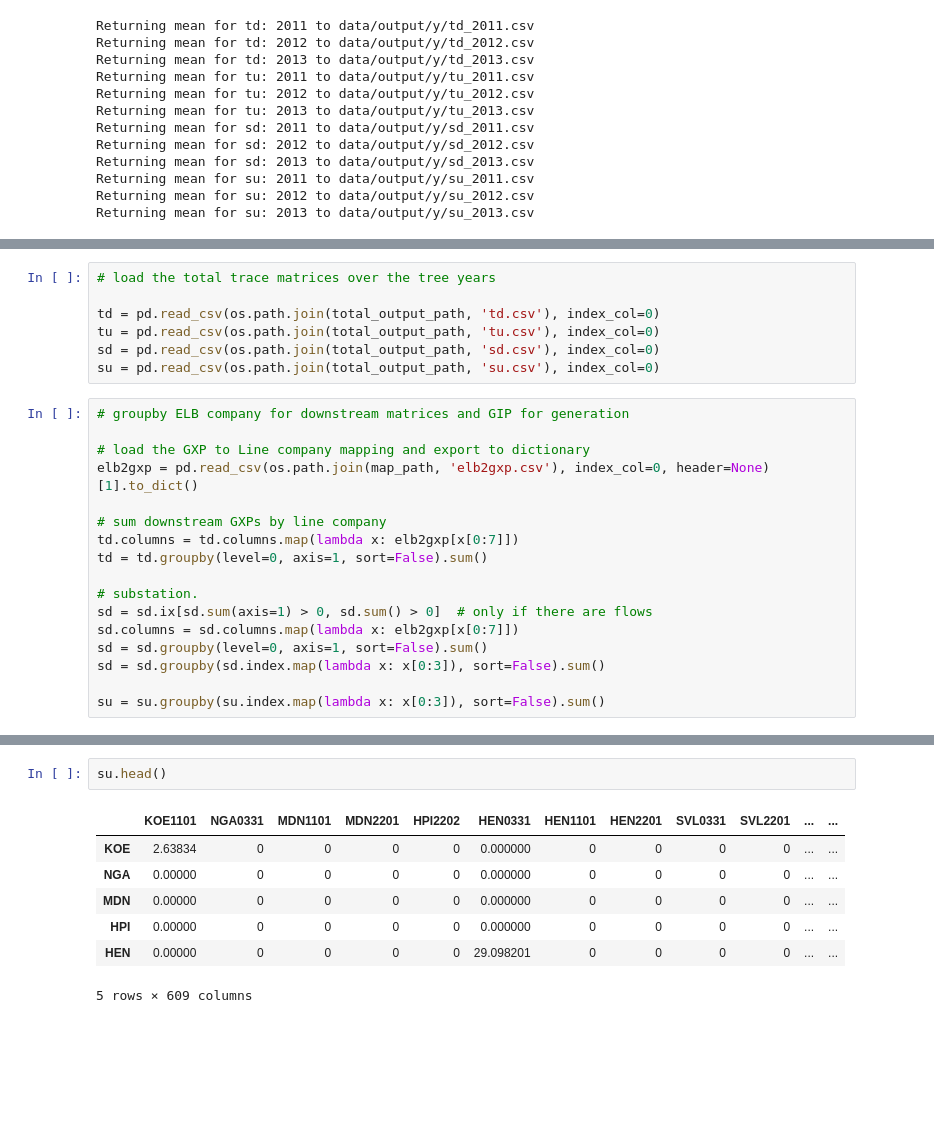
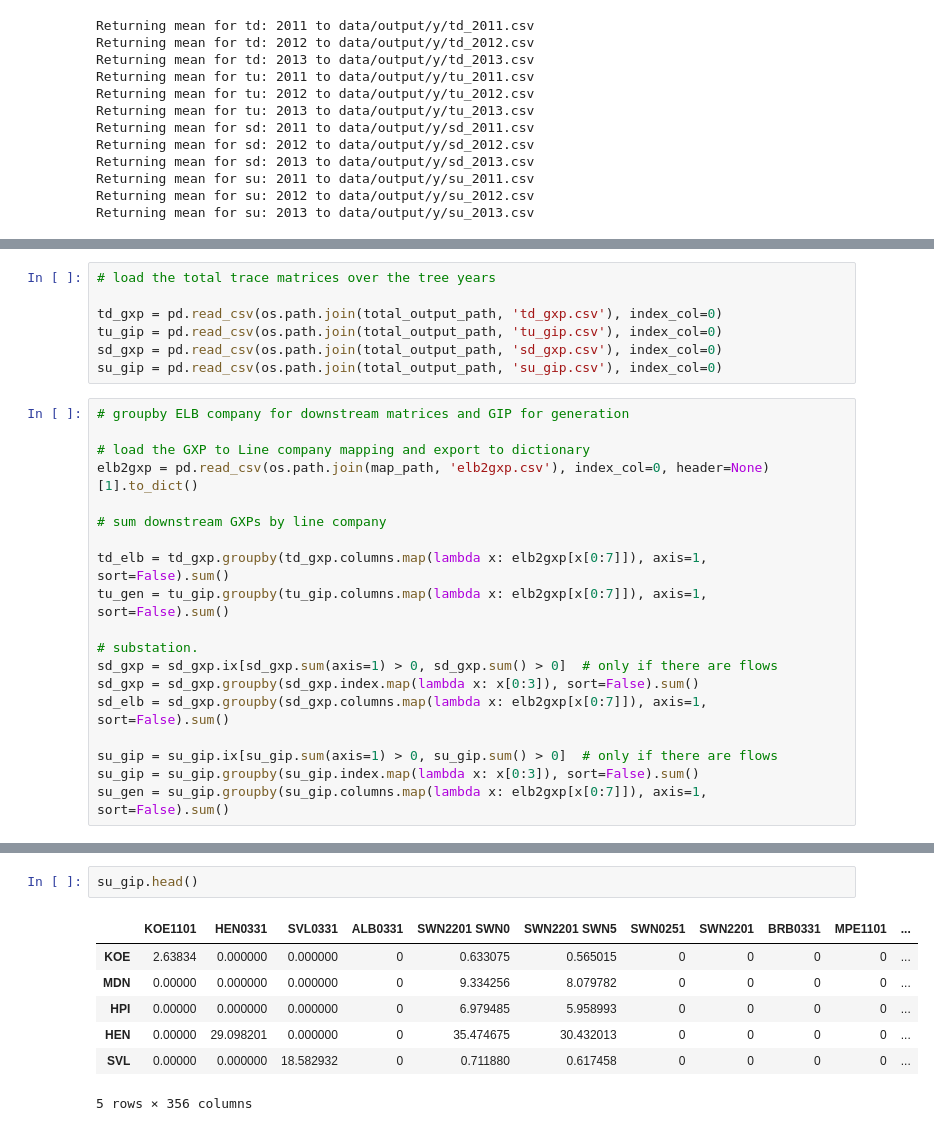
Before and after one commit to ElectricityAuthority/tracing, a Jupyter notebook: trace_post_processing_1.ipynb, the cells around one changed output, grey strips where cells are left out. Drawn from its saved outputs; the diff is of its cells as text; blank space fills up the shorter version.

```diff
--- a/trace_post_processing_1.ipynb
+++ b/trace_post_processing_1.ipynb
@@ -116,10 +116,10 @@ Returning mean for su: to data/output/t/su.csv
 # %%
 # load the total trace matrices over the tree years
 
-td = pd.read_csv(os.path.join(total_output_path, 'td.csv'), index_col=0)
-tu = pd.read_csv(os.path.join(total_output_path, 'tu.csv'), index_col=0)
-sd = pd.read_csv(os.path.join(total_output_path, 'sd.csv'), index_col=0)
-su = pd.read_csv(os.path.join(total_output_path, 'su.csv'), index_col=0)
+td_gxp = pd.read_csv(os.path.join(total_output_path, 'td_gxp.csv'), index_col=0)
+tu_gip = pd.read_csv(os.path.join(total_output_path, 'tu_gip.csv'), index_col=0)
+sd_gxp = pd.read_csv(os.path.join(total_output_path, 'sd_gxp.csv'), index_col=0)
+su_gip = pd.read_csv(os.path.join(total_output_path, 'su_gip.csv'), index_col=0)
 # %%
 # groupby ELB company for downstream matrices and GIP for generation
 
@@ -127,13 +127,15 @@ su = pd.read_csv(os.path.join(total_output_path, 'su.csv'), index_col=0)
 elb2gxp = pd.read_csv(os.path.join(map_path, 'elb2gxp.csv'), index_col=0, header=None)[1].to_dict()
 
 # sum downstream GXPs by line company
-td.columns = td.columns.map(lambda x: elb2gxp[x[0:7]])
-td = td.groupby(level=0, axis=1, sort=False).sum()
+
+td_elb = td_gxp.groupby(td_gxp.columns.map(lambda x: elb2gxp[x[0:7]]), axis=1, sort=False).sum()
+tu_gen = tu_gip.groupby(tu_gip.columns.map(lambda x: elb2gxp[x[0:7]]), axis=1, sort=False).sum()
 
 # substation.
-sd = sd.ix[sd.sum(axis=1) > 0, sd.sum() > 0]  # only if there are flows
-sd.columns = sd.columns.map(lambda x: elb2gxp[x[0:7]])
-sd = sd.groupby(level=0, axis=1, sort=False).sum()
-sd = sd.groupby(sd.index.map(lambda x: x[0:3]), sort=False).sum()
+sd_gxp = sd_gxp.ix[sd_gxp.sum(axis=1) > 0, sd_gxp.sum() > 0]  # only if there are flows
+sd_gxp = sd_gxp.groupby(sd_gxp.index.map(lambda x: x[0:3]), sort=False).sum()
+sd_elb = sd_gxp.groupby(sd_gxp.columns.map(lambda x: elb2gxp[x[0:7]]), axis=1, sort=False).sum()
 
-su = su.groupby(su.index.map(lambda x: x[0:3]), sort=False).sum()
+su_gip = su_gip.ix[su_gip.sum(axis=1) > 0, su_gip.sum() > 0]  # only if there are flows
+su_gip = su_gip.groupby(su_gip.index.map(lambda x: x[0:3]), sort=False).sum()
+su_gen = su_gip.groupby(su_gip.columns.map(lambda x: elb2gxp[x[0:7]]), axis=1, sort=False).sum()
@@ -170,10 +176,10 @@ sd.head()
 # %%
-su.head()
+su_gip.head()
 # %% [output]
-|  | KOE1101 | NGA0331 | MDN1101 | MDN2201 | HPI2202 | HEN0331 | HEN1101 | HEN2201 | SVL0331 | SVL2201 | ... | ... |
-| KOE | 2.63834 | 0 | 0 | 0 | 0 | 0.000000 | 0 | 0 | 0 | 0 | ... | ... |
-| NGA | 0.00000 | 0 | 0 | 0 | 0 | 0.000000 | 0 | 0 | 0 | 0 | ... | ... |
-| MDN | 0.00000 | 0 | 0 | 0 | 0 | 0.000000 | 0 | 0 | 0 | 0 | ... | ... |
-| HPI | 0.00000 | 0 | 0 | 0 | 0 | 0.000000 | 0 | 0 | 0 | 0 | ... | ... |
-| HEN | 0.00000 | 0 | 0 | 0 | 0 | 29.098201 | 0 | 0 | 0 | 0 | ... | ... |
+|  | KOE1101 | HEN0331 | SVL0331 | ALB0331 | SWN2201 SWN0 | SWN2201 SWN5 | SWN0251 | SWN2201 | BRB0331 | MPE1101 | ... |
+| KOE | 2.63834 | 0.000000 | 0.000000 | 0 | 0.633075 | 0.565015 | 0 | 0 | 0 | 0 | ... |
+| MDN | 0.00000 | 0.000000 | 0.000000 | 0 | 9.334256 | 8.079782 | 0 | 0 | 0 | 0 | ... |
+| HPI | 0.00000 | 0.000000 | 0.000000 | 0 | 6.979485 | 5.958993 | 0 | 0 | 0 | 0 | ... |
+| HEN | 0.00000 | 29.098201 | 0.000000 | 0 | 35.474675 | 30.432013 | 0 | 0 | 0 | 0 | ... |
+| SVL | 0.00000 | 0.000000 | 18.582932 | 0 | 0.711880 | 0.617458 | 0 | 0 | 0 | 0 | ... |
-5 rows × 609 columns
+5 rows × 356 columns
```
Also changed, not shown: parts of 12 cells of this notebook, 7 other files.
